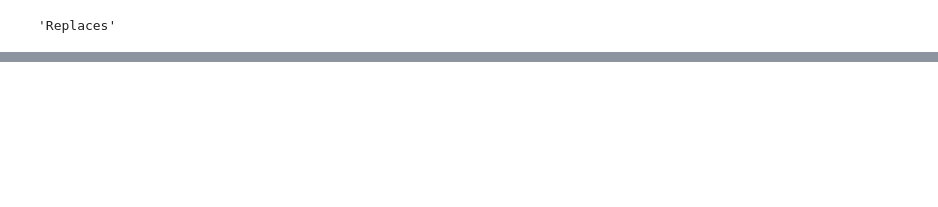
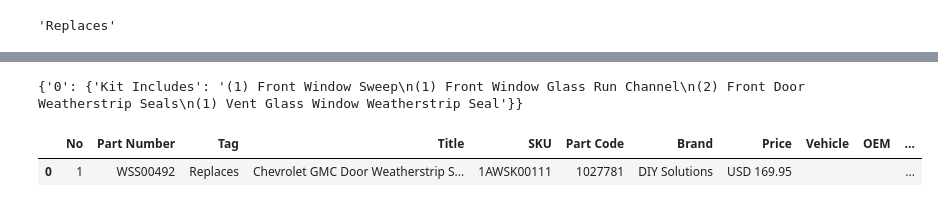
Before and after one commit to hzm1124/YangTeng, a Jupyter notebook: 02.crawler/12.1AAuto/3_1.Part_R-Lennon20240711.ipynb, the cells around one changed output, grey strips where cells are left out. Drawn from its saved outputs; the diff is of its cells as text; code cells hidden in the pictures; blank space fills up the shorter version.

```diff
--- a/02.crawler/12.1AAuto/3_1.Part_R-Lennon20240711.ipynb
+++ b/02.crawler/12.1AAuto/3_1.Part_R-Lennon20240711.ipynb
@@ -151,32 +158,46 @@ title
-# %%
-detail = ''
-list_p = html.xpath('//div[@id="product-description-tab"]/div/p')
-list_ul = html.xpath('//div[@id="product-description-tab"]/div/ul')
-for p, ul in zip(list_p, list_ul):
-    if p.xpath('./strong/text()') and p.xpath('./strong/text()')[0].strip() == 'Part Details':
-        list_span = [text.strip() for text in ul.xpath('./li/span/text()')]
-        detail = '\n'.join(list_span[1:] if list_span[0].endswith(':') else list_span)
-
-print(detail)
+# %%
+i, dict_detail = -1, {}
+list_p, list_ul = html.xpath('//div[@id="product-description-tab"]/div/p'), html.xpath('//div[@id="product-description-tab"]/div/ul')
+for p, ul in zip(list_p, list_ul):
+    if p.xpath('./strong/text()') and p.xpath('./strong/text()')[0].strip() == 'Part Details':
+        list_span = [text.strip() for text in ul.xpath('./li/span/text()')]
+        for span in list_span:
+            if span.endswith(':'):
+                if i != -1:
+                    dict_detail[str(i)] = {key: '\n'.join(list_value)}
+                key = span.removesuffix(':').strip()
+                list_value = []
+                i += 1
+            else:
+                list_value.append(span)
+        dict_detail[str(i)] = {key: '\n'.join(list_value)}
+        break
+
+dict_detail
+# %% [output]
+{'0': {'Kit Includes': '(1) Front Window Sweep\n(1) Front Window Glass Run Channel\n(2) Front Door Weatherstrip Seals\n(1) Vent Glass Window Weatherstrip Seal'}}
 # %%
 df_temp = pd.DataFrame([{'No': input_.loc[a, 'No'],
                          'Part Number': part_number,
                          'Tag': tag,
                          'Title': title,
                          'SKU': sku,
                          'Part Code': part_code,
                          'Brand': brand,
                          'Price': price,
                          'Vehicle': '',
                          'OEM': '',
-                         'Detail': detail,
                          'Picture': '',
                          'Url': input_.loc[a, 'Url'],
-                         'Json_Src': json.dumps(dict_src)}])
+                         'Json_Src': json.dumps(dict_src),
+                         'Json_Detail': json.dumps(dict_detail)}])
 
 output_correct = pd.concat([output_correct, df_temp], ignore_index=True).fillna('')
 
 output_correct
+# %% [output]
+|  | No | Part Number | Tag | Title | SKU | Part Code | Brand | Price | Vehicle | OEM | ... |
+| 0 | 1 | WSS00492 | Replaces | Chevrolet GMC Door Weatherstrip S... | 1AWSK00111 | 1027781 | DIY Solutions | USD 169.95 |  |  | ... |
 # %%
 crawler_status = 'ok'
 
```
Also changed, not shown: parts of 14 cells of this notebook, 5 other files.
